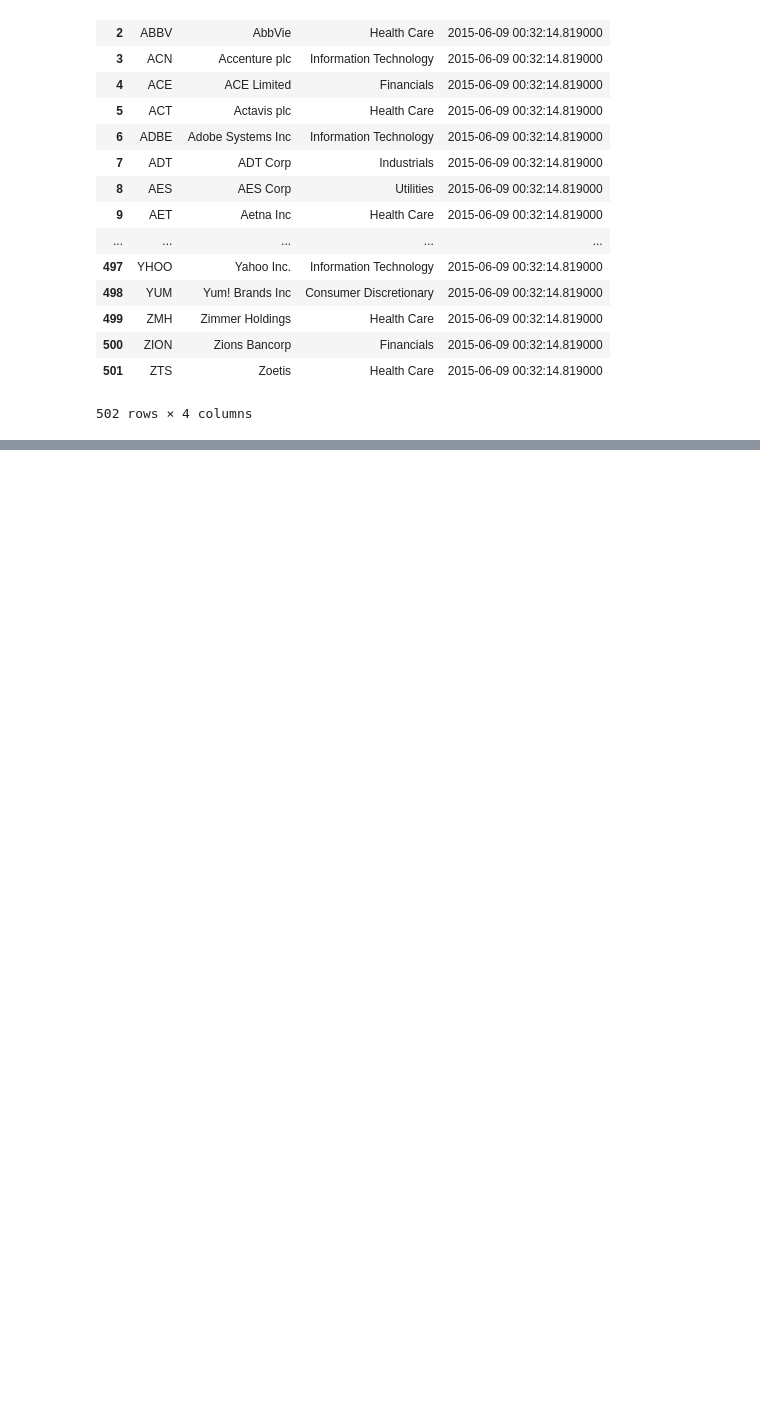
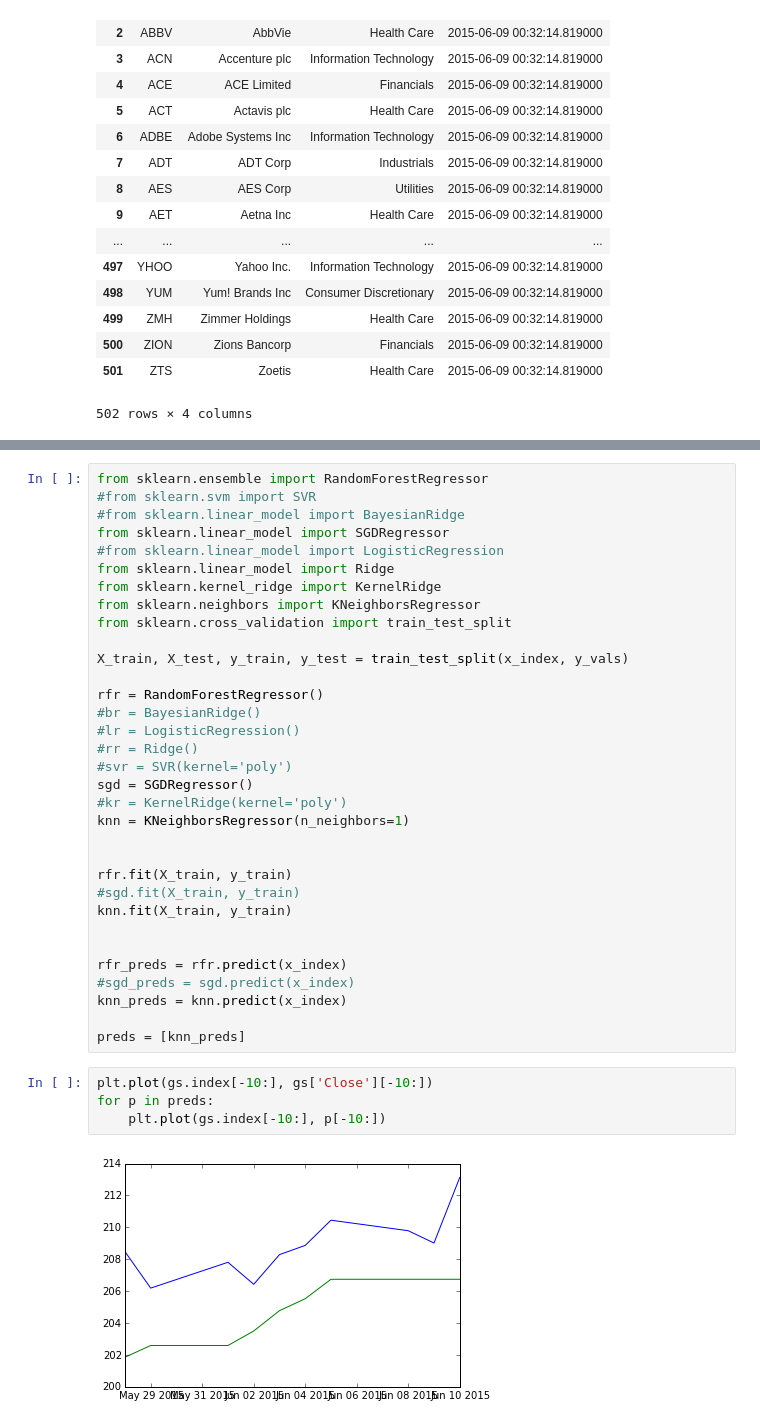
Before and after one commit to mcdaded/1--Python-Notebooks, a Jupyter notebook: PyCon2015/ML Stocks.ipynb, the cells around one changed output, grey strips where cells are left out. Drawn from its saved outputs; the diff is of its cells as text; blank space fills up the shorter version.

```diff
--- a/PyCon2015/ML Stocks.ipynb
+++ b/PyCon2015/ML Stocks.ipynb
@@ -66,0 +125,39 @@ symbols
+# %%
+from sklearn.ensemble import RandomForestRegressor
+#from sklearn.svm import SVR
+#from sklearn.linear_model import BayesianRidge
+from sklearn.linear_model import SGDRegressor
+#from sklearn.linear_model import LogisticRegression
+from sklearn.linear_model import Ridge
+from sklearn.kernel_ridge import KernelRidge
+from sklearn.neighbors import KNeighborsRegressor
+from sklearn.cross_validation import train_test_split
+
+X_train, X_test, y_train, y_test = train_test_split(x_index, y_vals)
+
+rfr = RandomForestRegressor()
+#br = BayesianRidge()
+#lr = LogisticRegression()
+#rr = Ridge()
+#svr = SVR(kernel='poly')
+sgd = SGDRegressor()
+#kr = KernelRidge(kernel='poly')
+knn = KNeighborsRegressor(n_neighbors=1)
+
+
+rfr.fit(X_train, y_train)
+#sgd.fit(X_train, y_train)
+knn.fit(X_train, y_train)
+
+
+rfr_preds = rfr.predict(x_index)
+#sgd_preds = sgd.predict(x_index)
+knn_preds = knn.predict(x_index)
+
+preds = [knn_preds]
+# %%
+plt.plot(gs.index[-10:], gs['Close'][-10:])
+for p in preds:
+    plt.plot(gs.index[-10:], p[-10:])
+# %% [output]
+[figure, added]
```
Also changed, not shown: parts of 8 cells of this notebook, 2 other files.
